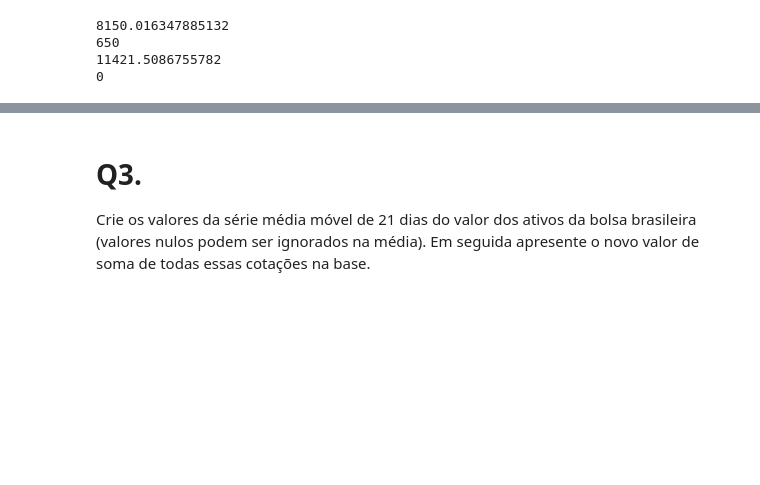
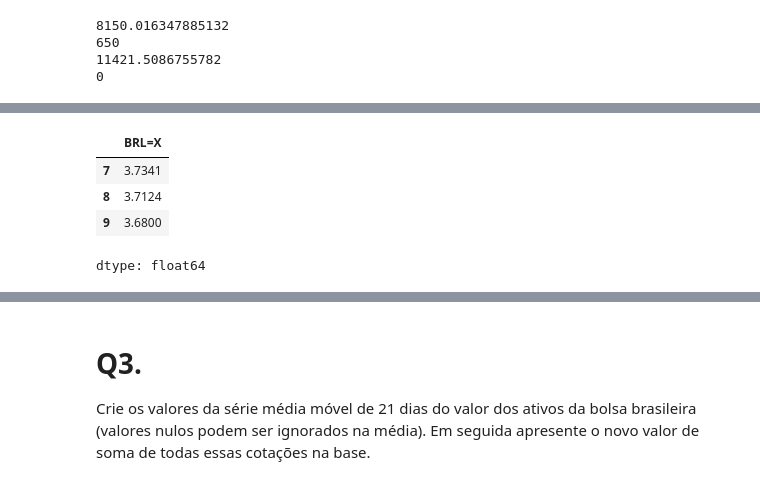
Before and after one commit to Rogerio-mack/IMT_CD_2025, a Jupyter notebook: Ex_loc_iloc_solucao.ipynb, the cells around one changed output, grey strips where cells are left out. Cells and saved outputs as stored; diff of their text form; code cells hidden in the pictures; blank space fills up the shorter version.

```diff
--- a/Ex_loc_iloc_solucao.ipynb
+++ b/Ex_loc_iloc_solucao.ipynb
@@ -81,0 +95,8 @@ print(df['BRL=X'].isnull().sum())
+# %%
+df.iloc[10-3:10,1]
+# %% [output]
+|  | BRL=X |
+| 7 | 3.7341 |
+| 8 | 3.7124 |
+| 9 | 3.6800 |
+dtype: float64
```
Also changed, not shown: parts of 8 cells of this notebook.
